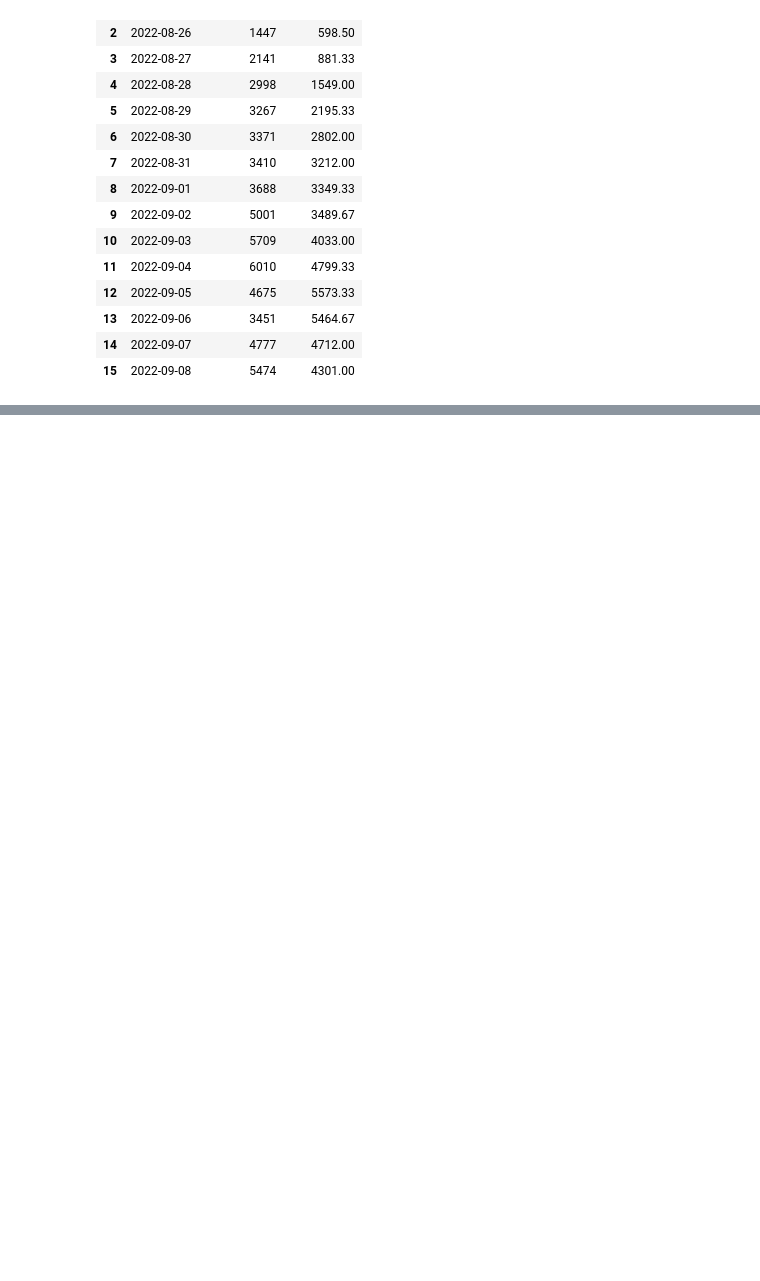
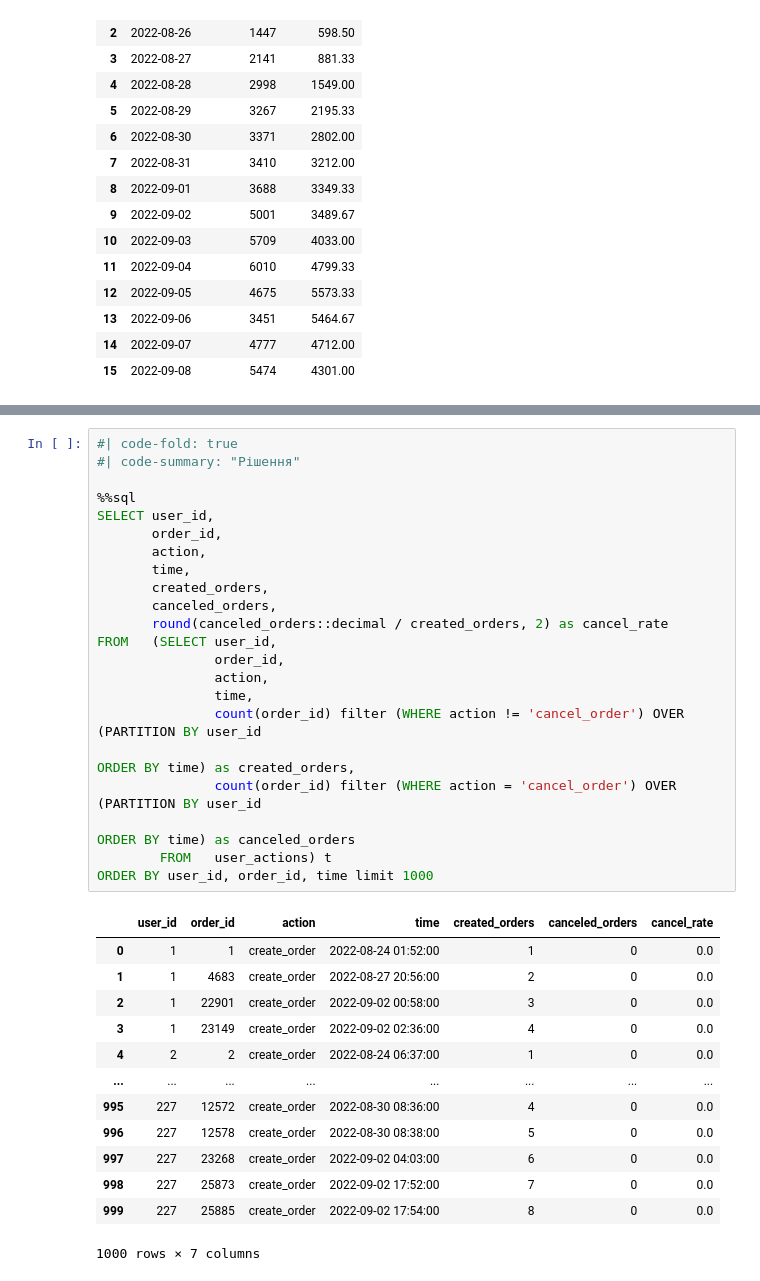
Before and after one commit to Aranaur/py4ds, a Jupyter notebook: sql_window.ipynb, the cells around one changed output, grey strips where cells are left out. Cells and saved outputs as stored; diff of their text form; blank space fills up the shorter version.

```diff
--- a/sql_window.ipynb
+++ b/sql_window.ipynb
@@ -758,0 +940,36 @@ FROM   (SELECT creation_time :: date as date,
+# %%
+#| code-fold: true
+#| code-summary: "Рішення"
+
+%%sql
+SELECT user_id,
+       order_id,
+       action,
+       time,
+       created_orders,
+       canceled_orders,
+       round(canceled_orders::decimal / created_orders, 2) as cancel_rate
+FROM   (SELECT user_id,
+               order_id,
+               action,
+               time,
+               count(order_id) filter (WHERE action != 'cancel_order') OVER (PARTITION BY user_id
+                                                                             ORDER BY time) as created_orders,
+               count(order_id) filter (WHERE action = 'cancel_order') OVER (PARTITION BY user_id
+                                                                            ORDER BY time) as canceled_orders
+        FROM   user_actions) t
+ORDER BY user_id, order_id, time limit 1000
+# %% [output]
+|  | user_id | order_id | action | time | created_orders | canceled_orders | cancel_rate |
+| 0 | 1 | 1 | create_order | 2022-08-24 01:52:00 | 1 | 0 | 0.0 |
+| 1 | 1 | 4683 | create_order | 2022-08-27 20:56:00 | 2 | 0 | 0.0 |
+| 2 | 1 | 22901 | create_order | 2022-09-02 00:58:00 | 3 | 0 | 0.0 |
+| 3 | 1 | 23149 | create_order | 2022-09-02 02:36:00 | 4 | 0 | 0.0 |
+| 4 | 2 | 2 | create_order | 2022-08-24 06:37:00 | 1 | 0 | 0.0 |
+| ... | ... | ... | ... | ... | ... | ... | ... |
+| 995 | 227 | 12572 | create_order | 2022-08-30 08:36:00 | 4 | 0 | 0.0 |
+| 996 | 227 | 12578 | create_order | 2022-08-30 08:38:00 | 5 | 0 | 0.0 |
+| 997 | 227 | 23268 | create_order | 2022-09-02 04:03:00 | 6 | 0 | 0.0 |
+| 998 | 227 | 25873 | create_order | 2022-09-02 17:52:00 | 7 | 0 | 0.0 |
+| 999 | 227 | 25885 | create_order | 2022-09-02 17:54:00 | 8 | 0 | 0.0 |
+1000 rows × 7 columns
```
Also changed, not shown: parts of 28 cells of this notebook, 2 other files.
